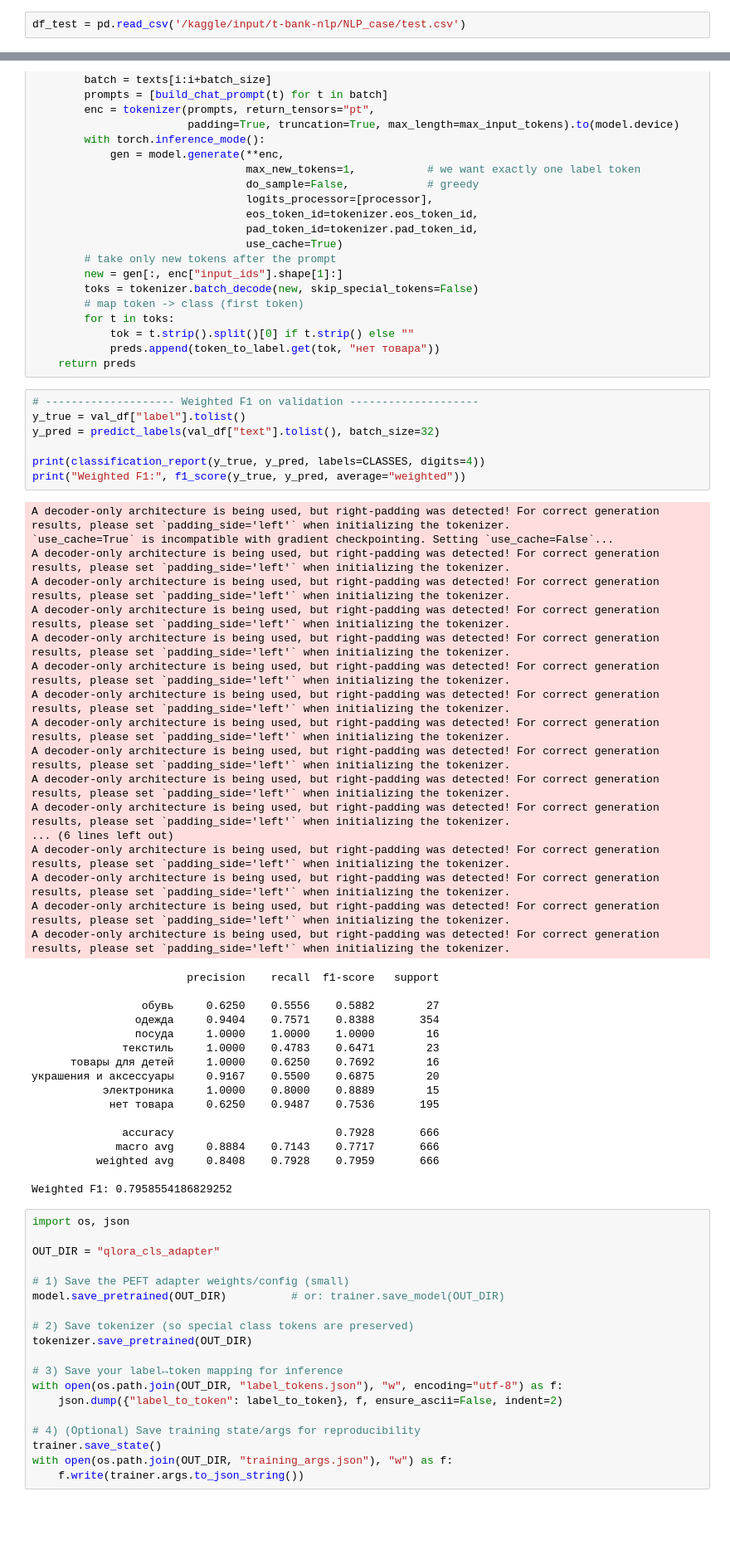
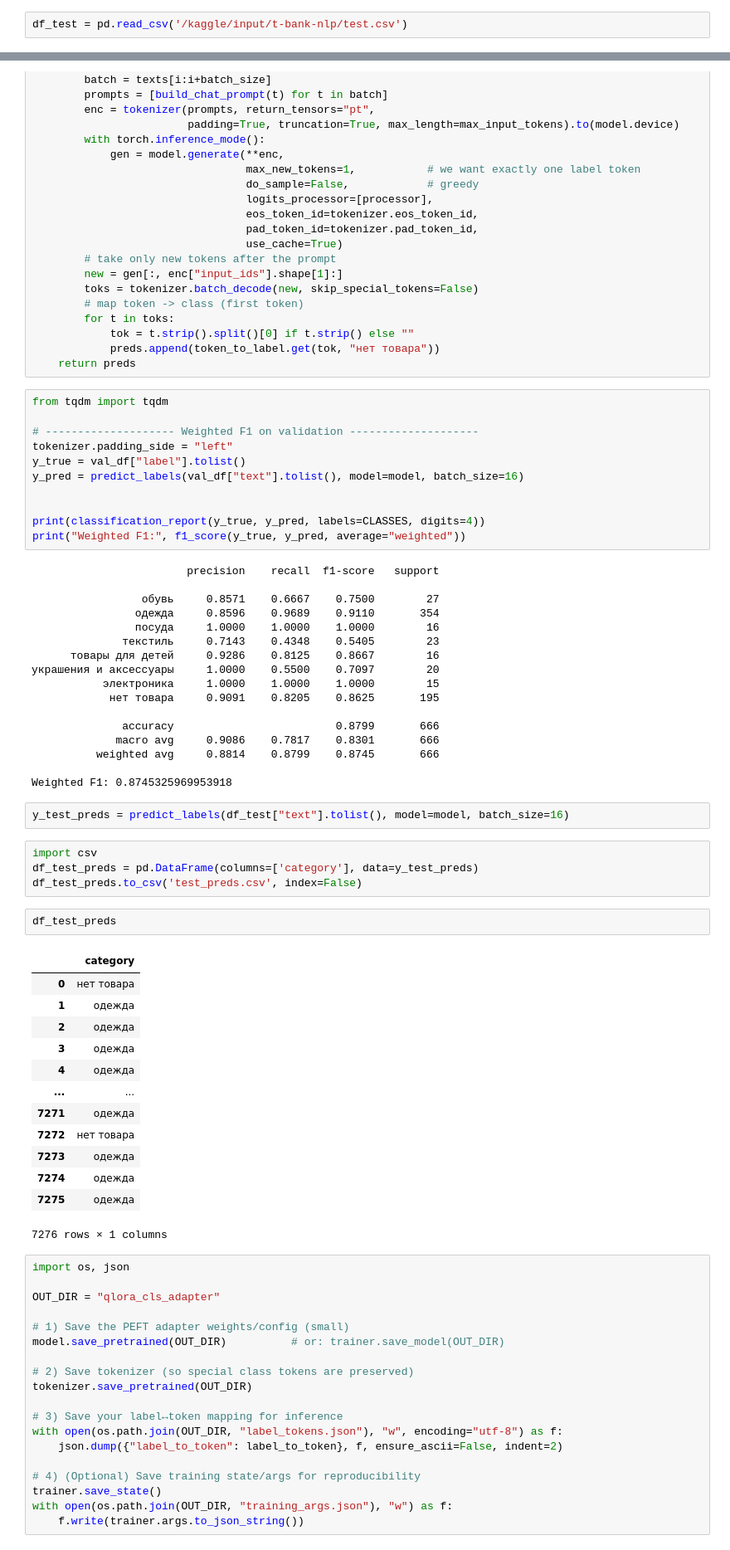
Before and after one commit to davynchi/nlp_marketplace_reviews_classification, a Jupyter notebook: t-bank-sirius-nlp.ipynb, the cells around one changed output, grey strips where cells are left out. Shown: that part at 83% size. Cells and saved outputs as stored; diff of their text form; blank space fills up the shorter version.

Commit message:
added test preds

```diff
--- a/t-bank-sirius-nlp.ipynb
+++ b/t-bank-sirius-nlp.ipynb
@@ -59,4 +41,4 @@ array(['обувь', 'одежда', 'посуда', 'текстиль', 'тов
        'украшения и аксессуары', 'электроника', 'нет товара'],
       dtype=object)
 # %%
-df_test = pd.read_csv('/kaggle/input/t-bank-nlp/NLP_case/test.csv')
+df_test = pd.read_csv('/kaggle/input/t-bank-nlp/test.csv')
@@ -1772,46 +1767,55 @@ def predict_labels(texts, model, batch_size=32, max_input_tokens=512):
             preds.append(token_to_label.get(tok, "нет товара"))
     return preds
 # %%
+from tqdm import tqdm
+
 # -------------------- Weighted F1 on validation --------------------
+tokenizer.padding_side = "left"
 y_true = val_df["label"].tolist()
-y_pred = predict_labels(val_df["text"].tolist(), batch_size=32)
+y_pred = predict_labels(val_df["text"].tolist(), model=model, batch_size=16)
+
 
 print(classification_report(y_true, y_pred, labels=CLASSES, digits=4))
 print("Weighted F1:", f1_score(y_true, y_pred, average="weighted"))
 # %% [output]
-A decoder-only architecture is being used, but right-padding was detected! For correct generation results, please set `padding_side='left'` when initializing the tokenizer.
-`use_cache=True` is incompatible with gradient checkpointing. Setting `use_cache=False`...
-A decoder-only architecture is being used, but right-padding was detected! For correct generation results, please set `padding_side='left'` when initializing the tokenizer.
-A decoder-only architecture is being used, but right-padding was detected! For correct generation results, please set `padding_side='left'` when initializing the tokenizer.
-A decoder-only architecture is being used, but right-padding was detected! For correct generation results, please set `padding_side='left'` when initializing the tokenizer.
-A decoder-only architecture is being used, but right-padding was detected! For correct generation results, please set `padding_side='left'` when initializing the tokenizer.
-A decoder-only architecture is being used, but right-padding was detected! For correct generation results, please set `padding_side='left'` when initializing the tokenizer.
-A decoder-only architecture is being used, but right-padding was detected! For correct generation results, please set `padding_side='left'` when initializing the tokenizer.
-A decoder-only architecture is being used, but right-padding was detected! For correct generation results, please set `padding_side='left'` when initializing the tokenizer.
-A decoder-only architecture is being used, but right-padding was detected! For correct generation results, please set `padding_side='left'` when initializing the tokenizer.
-A decoder-only architecture is being used, but right-padding was detected! For correct generation results, please set `padding_side='left'` when initializing the tokenizer.
-A decoder-only architecture is being used, but right-padding was detected! For correct generation results, please set `padding_side='left'` when initializing the tokenizer.
-... (6 lines left out)
-A decoder-only architecture is being used, but right-padding was detected! For correct generation results, please set `padding_side='left'` when initializing the tokenizer.
-A decoder-only architecture is being used, but right-padding was detected! For correct generation results, please set `padding_side='left'` when initializing the tokenizer.
-A decoder-only architecture is being used, but right-padding was detected! For correct generation results, please set `padding_side='left'` when initializing the tokenizer.
-A decoder-only architecture is being used, but right-padding was detected! For correct generation results, please set `padding_side='left'` when initializing the tokenizer.
+                        precision    recall  f1-score   support
+
+                 обувь     0.8571    0.6667    0.7500        27
+                одежда     0.8596    0.9689    0.9110       354
+                посуда     1.0000    1.0000    1.0000        16
+              текстиль     0.7143    0.4348    0.5405        23
+      товары для детей     0.9286    0.8125    0.8667        16
+украшения и аксессуары     1.0000    0.5500    0.7097        20
+           электроника     1.0000    1.0000    1.0000        15
+            нет товара     0.9091    0.8205    0.8625       195
+
+              accuracy                         0.8799       666
+             macro avg     0.9086    0.7817    0.8301       666
+          weighted avg     0.8814    0.8799    0.8745       666
+
+Weighted F1: 0.8745325969953918
-                        precision    recall  f1-score   support
-
-                 обувь     0.6250    0.5556    0.5882        27
-                одежда     0.9404    0.7571    0.8388       354
-                посуда     1.0000    1.0000    1.0000        16
-              текстиль     1.0000    0.4783    0.6471        23
-      товары для детей     1.0000    0.6250    0.7692        16
-украшения и аксессуары     0.9167    0.5500    0.6875        20
-           электроника     1.0000    0.8000    0.8889        15
-            нет товара     0.6250    0.9487    0.7536       195
-
-              accuracy                         0.7928       666
-             macro avg     0.8884    0.7143    0.7717       666
-          weighted avg     0.8408    0.7928    0.7959       666
-
-Weighted F1: 0.7958554186829252
+# %%
+y_test_preds = predict_labels(df_test["text"].tolist(), model=model, batch_size=16)
+# %%
+import csv
+df_test_preds = pd.DataFrame(columns=['category'], data=y_test_preds)
+df_test_preds.to_csv('test_preds.csv', index=False)
+# %%
+df_test_preds
+# %% [output]
+|  | category |
+| 0 | нет товара |
+| 1 | одежда |
+| 2 | одежда |
+| 3 | одежда |
+| 4 | одежда |
+| ... | ... |
+| 7271 | одежда |
+| 7272 | нет товара |
+| 7273 | одежда |
+| 7274 | одежда |
+| 7275 | одежда |
+7276 rows × 1 columns
 # %%
 import os, json
 
```
Also changed, not shown: parts of 10 cells of this notebook, 2 other files.
